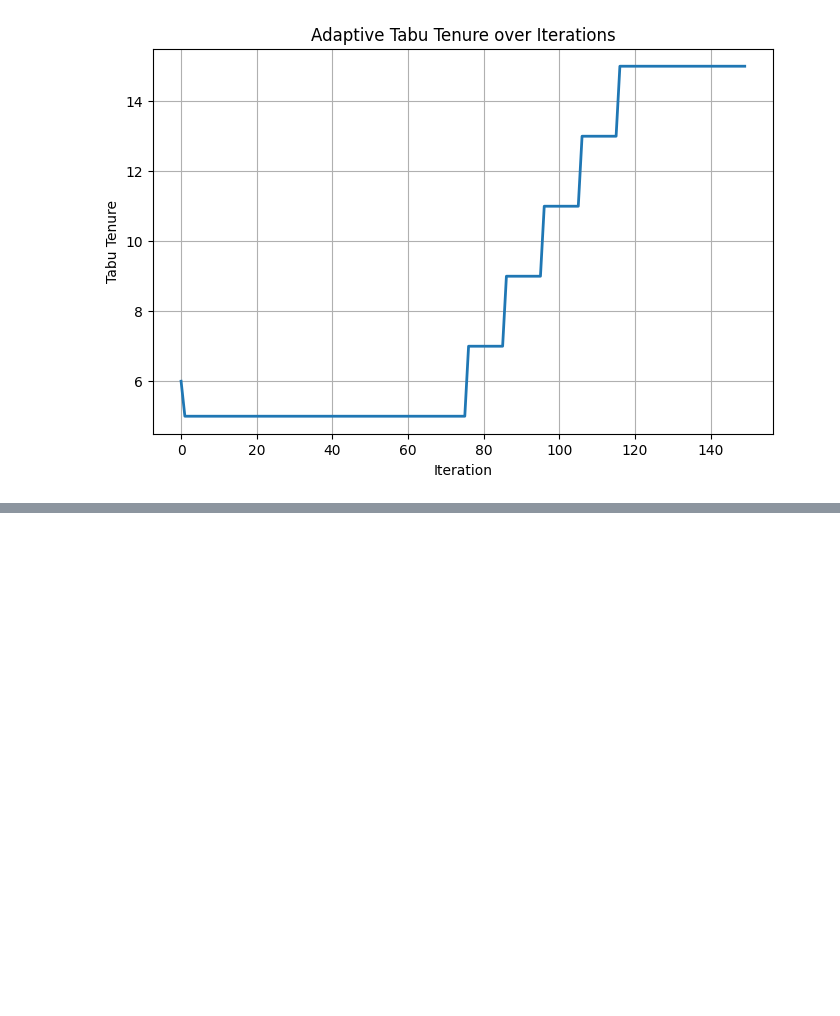
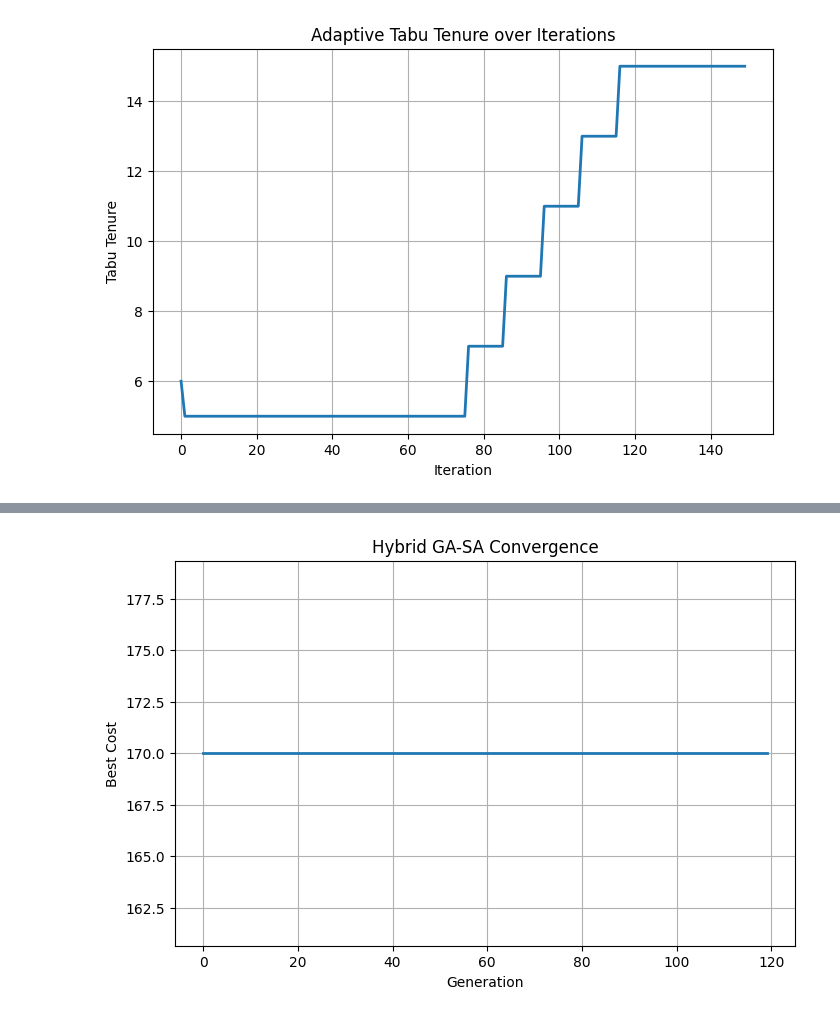
Before and after one commit to bhuttazain/Operator-Scheduling-Problem, a Jupyter notebook: Operator_Scheduling_Problem.ipynb, the cells around one changed output, grey strips where cells are left out. Saved outputs shown, nothing was run; the diff lists cells and outputs as text; code cells hidden in the pictures; blank space fills up the shorter version.

```diff
--- a/Operator_Scheduling_Problem.ipynb
+++ b/Operator_Scheduling_Problem.ipynb
@@ -1135,0 +1280,8 @@ plt.show()
+# %%
+def tournament_selection(population, fitness_values, tournament_size=3):
+    """
+    Tournament selection: pick a few individuals and return the best one.
+    """
+    selected_indices = random.sample(range(len(population)), tournament_size)
+    best_idx = min(selected_indices, key=lambda idx: fitness_values[idx])
+    return population[best_idx].copy()
@@ -1135,0 +1477,25 @@ plt.show()
+# %%
+hybrid_result = run_hybrid_gasa(
+    pop_size=60,
+    n_gen=120,
+    crossover_prob=0.90,
+    mutation_prob=0.15,
+    initial_temp=50.0,
+    cooling_rate=0.95,
+    local_attempts=8,
+    tournament_size=3,
+    seed=42
+)
+
+print("Best Hybrid GA-SA solution vector:")
+print(hybrid_result["best_solution"])
+
+print("\nRegular full-time allocations:", hybrid_result["regular"])
+print("Overtime allocations:", hybrid_result["overtime"])
+print("Part-time allocations:", hybrid_result["part_time"])
+
+print("\nBest Hybrid GA-SA cost:", hybrid_result["best_cost"])
+print("Peak-hour coverage:", hybrid_result["peak_coverage"])
+print("Non-peak-hour coverage:", hybrid_result["nonpeak_coverage"])
+print("Feasible solution:", hybrid_result["feasible"])
+print("Runtime (s):", round(hybrid_result["runtime"], 4))
@@ -1135,0 +1547,10 @@ plt.show()
+# %%
+plt.figure(figsize=(8, 5))
+plt.plot(hybrid_result["convergence"], linewidth=2)
+plt.xlabel("Generation")
+plt.ylabel("Best Cost")
+plt.title("Hybrid GA-SA Convergence")
+plt.grid(True)
+plt.show()
+# %% [output]
+[figure, added]
```
Also changed, not shown: parts of 55 cells of this notebook.
